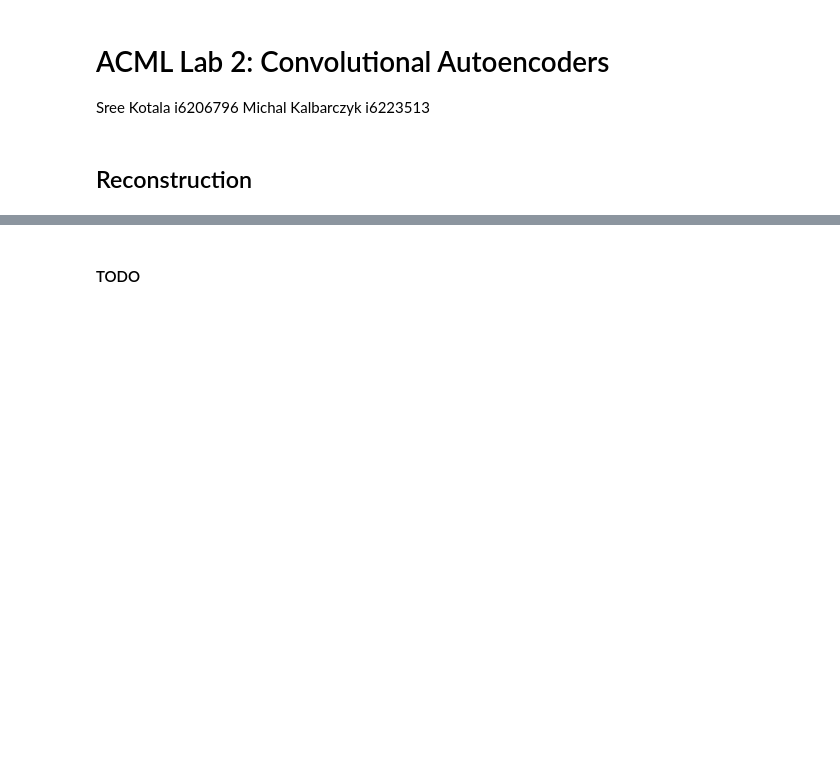
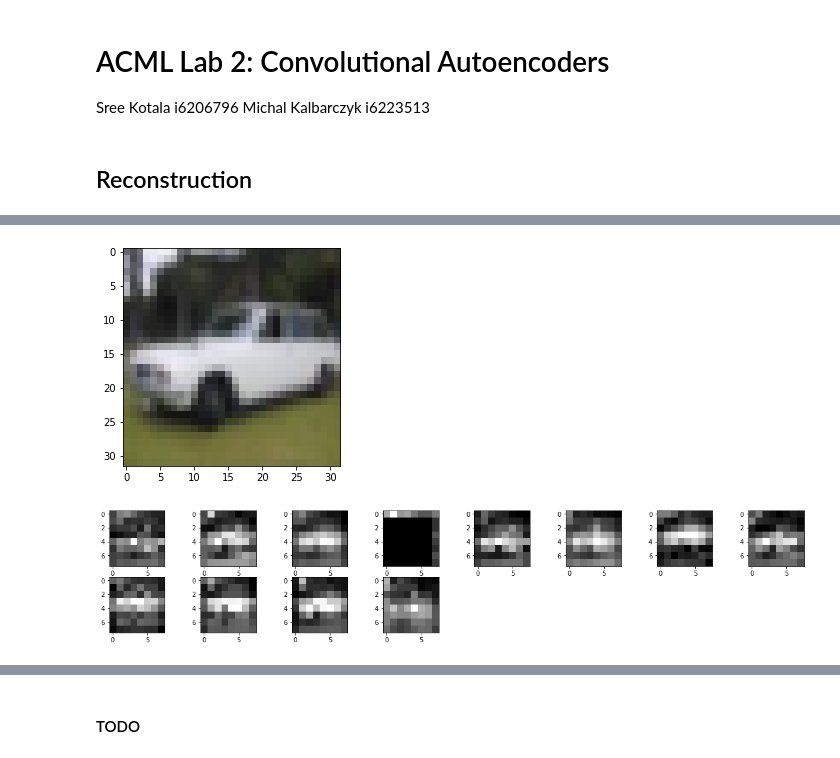
Before and after one commit to SreeKotala/ACML-Lab-2, a Jupyter notebook: ACML lab 2.ipynb, the cells around one changed output, grey strips where cells are left out. Cells and saved outputs as stored; diff of their text form; code cells hidden in the pictures; blank space fills up the shorter version.

```diff
--- a/ACML lab 2.ipynb
+++ b/ACML lab 2.ipynb
@@ -157,0 +197,17 @@ Clipping input data to the valid range for imshow with RGB data ([0..1] for floa
+# %%
+model = autoencoder.encoder
+model = Model(inputs=model.inputs , outputs=model.layers[3].output)
+
+predictions = model.predict(X_test[:])
+features = predictions[0]
+
+plt.imshow(X_test[0] , cmap='gray')
+
+fig = plt.figure(figsize=(20,15))
+for i in range(1, features.shape[2]+1):
+
+    plt.subplot(8,8,i)
+    plt.imshow(features[:, :, i-1] , cmap='gray')
+
+plt.show()
+# %% [output]
@@ -157,0 +215,2 @@ Clipping input data to the valid range for imshow with RGB data ([0..1] for floa
+[figure, added]
+[figure, added]
```
Also changed, not shown: parts of 11 cells of this notebook.
